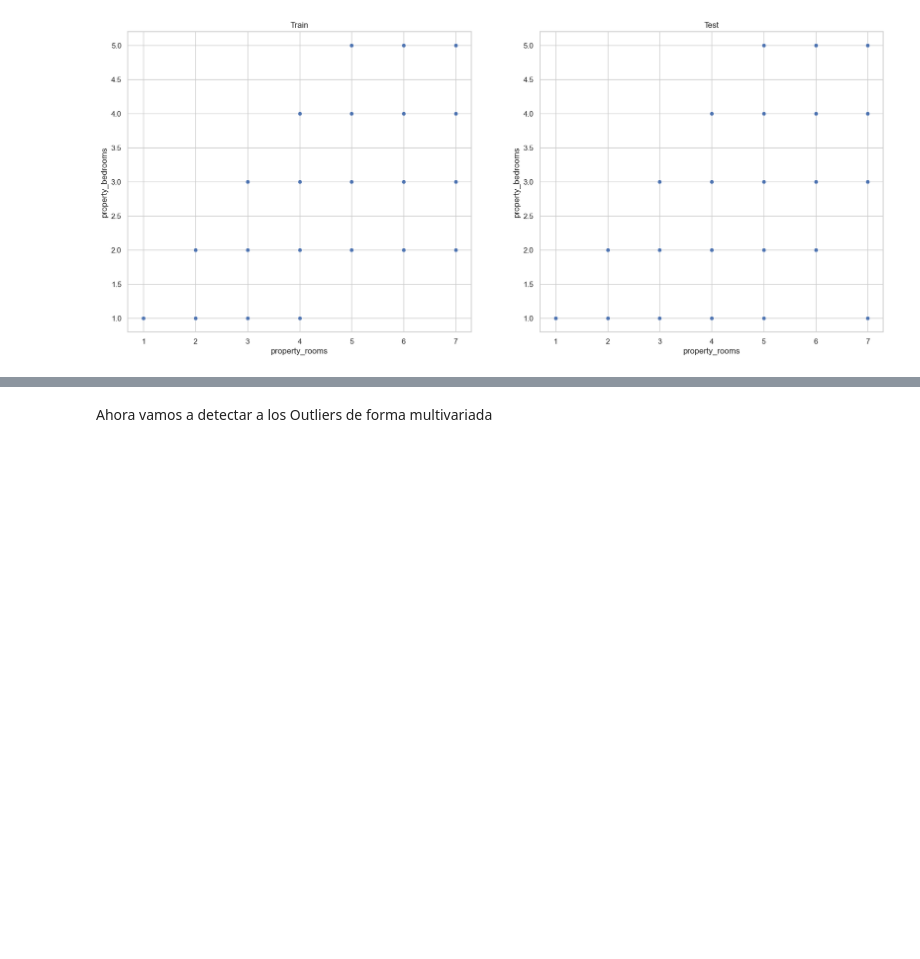
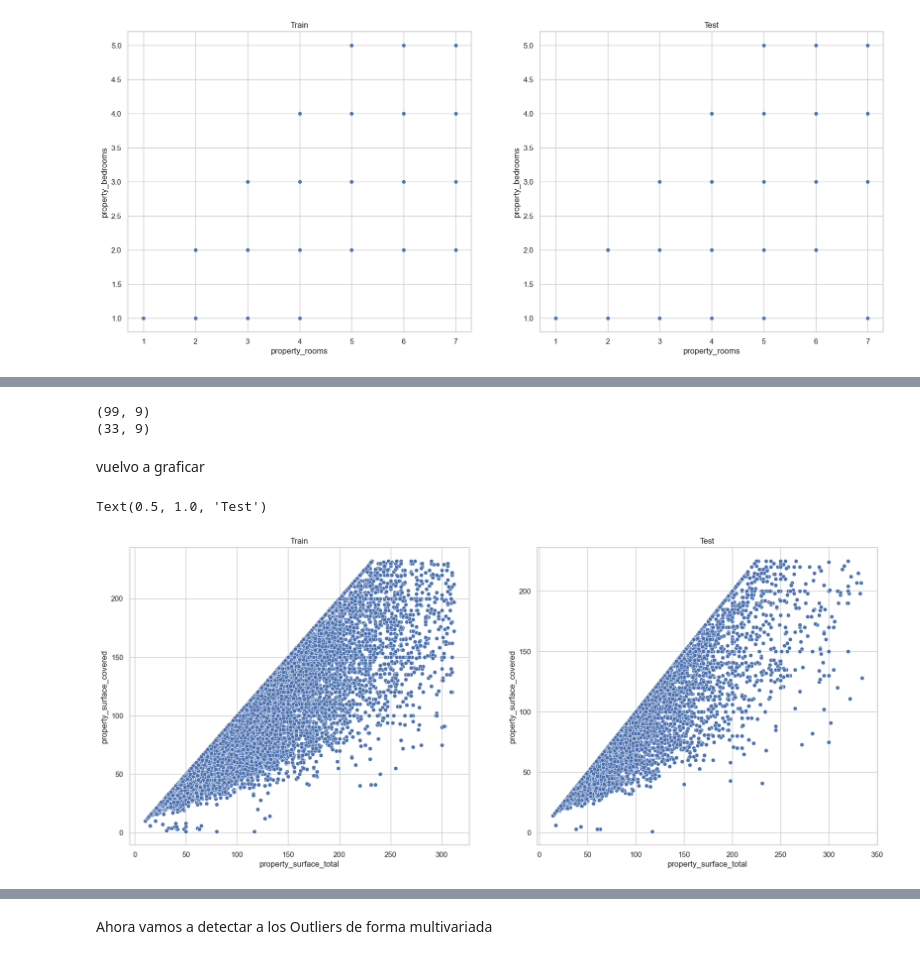
Before and after one commit to franjuarez/7506R-2C2022-GRUPO21, a Jupyter notebook: 7506R_TP1_GRUPO21_ENTREGA.ipynb, the cells around one changed output, grey strips where cells are left out. Cells and saved outputs as stored; diff of their text form; code cells hidden in the pictures; blank space fills up the shorter version.

```diff
--- a/7506R_TP1_GRUPO21_ENTREGA.ipynb
+++ b/7506R_TP1_GRUPO21_ENTREGA.ipynb
@@ -644,0 +664,28 @@ plt.show()
+# %%
+
+total_cubierta_erronea_train = (ds_propiedades_train[ds_propiedades_train['property_surface_total'] < ds_propiedades_train['property_surface_covered']])
+total_cubierta_erronea_test = (ds_propiedades_test[ds_propiedades_test['property_surface_total'] < ds_propiedades_test['property_surface_covered']])
+print(total_cubierta_erronea_train.shape)
+print(total_cubierta_erronea_test.shape)
+# %% [output]
+(99, 9)
+(33, 9)
+# %%
+
+ds_propiedades_train.drop(total_cubierta_erronea_train.index, inplace=True)
+ds_propiedades_test.drop(total_cubierta_erronea_test.index, inplace=True)
+# %% [markdown]
+vuelvo a graficar
+# %%
+
+fig, axs = plt.subplots(1, 2, figsize=(20, 8))
+
+sns.scatterplot(data=ds_propiedades_train, x='property_surface_total', y='property_surface_covered', ax=axs[0])
+sns.scatterplot(data=ds_propiedades_test, x='property_surface_total', y='property_surface_covered', ax=axs[1])
+
+#titles
+axs[0].set_title('Train')
+axs[1].set_title('Test')
+# %% [output]
+Text(0.5, 1.0, 'Test')
+[figure, added]
```
Also changed, not shown: parts of 6 cells of this notebook.
